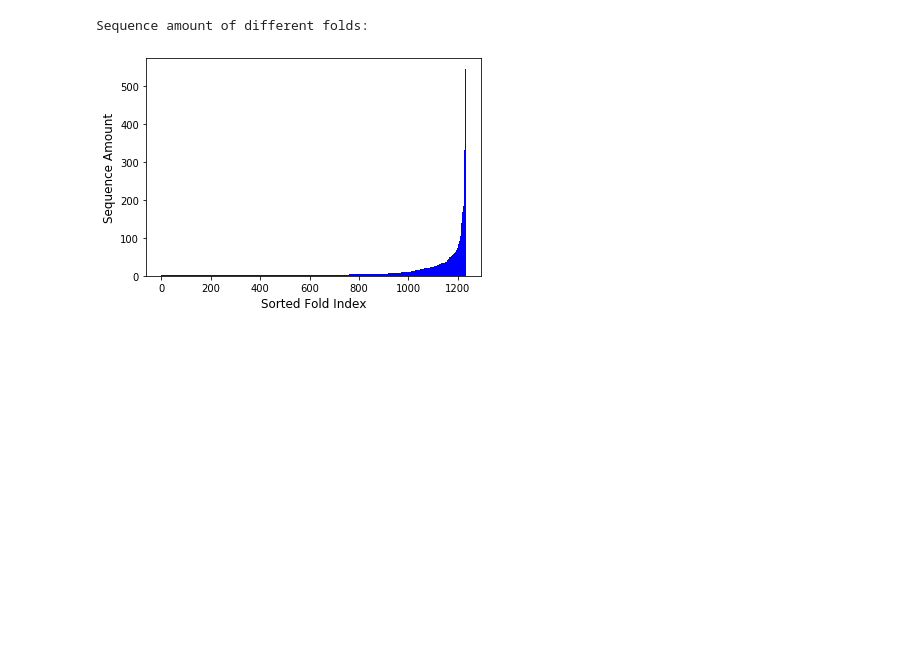
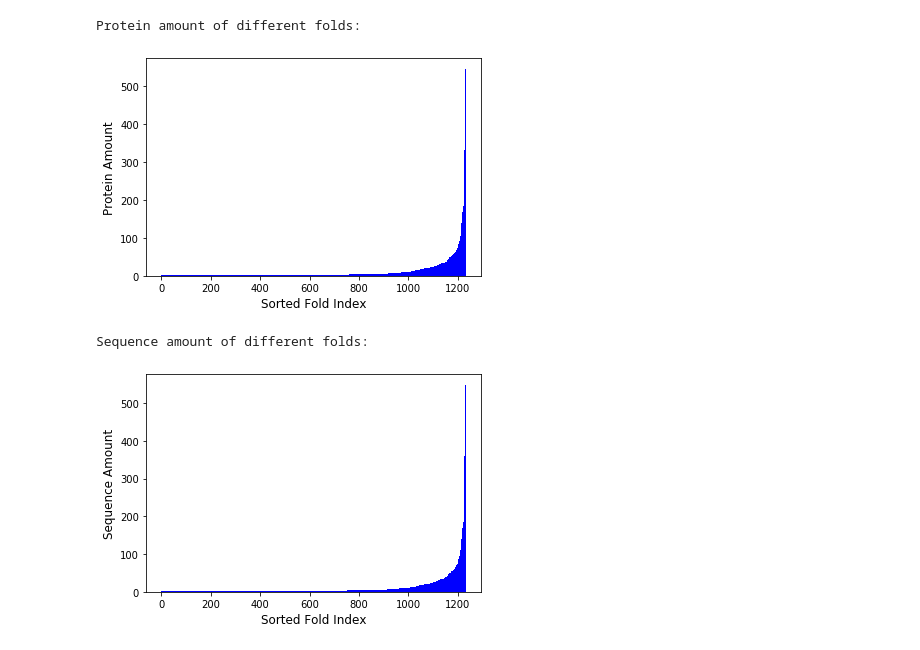
Before and after one commit to Shaowen1994/ECEN_755_CourseProject, a Jupyter notebook: Data/Scripts/Data_Statistics.ipynb, the cells around one changed output. Saved outputs shown, nothing was run; the diff lists cells and outputs as text; code cells hidden in the pictures; blank space fills up the shorter version.

```diff
--- a/Data/Scripts/Data_Statistics.ipynb
+++ b/Data/Scripts/Data_Statistics.ipynb
@@ -2,6 +2,8 @@
 import matplotlib.pyplot as plt
 import numpy as np
 # %%
-with open('../Datasets/astral-scopedom-seqres-gd-sel-gs-bib-40-2.07.fa','r') as f:
+Data_Path = '../Datasets/'
+
+with open(Data_Path  + 'astral-scopedom-seqres-gd-sel-gs-bib-40-2.07.fa','r') as f:
     lines = f.readlines()
     len_lines = len(lines)
@@ -86,15 +131,26 @@ Sequence amount of different classes:
 # %%
+print ('Protein amount of different folds:')
+
+fold_pro_num_list = [i[0] for i in fold_dict.values()]
+plt.figure(1)
+plt.bar(range(len(fold_dict.keys())),sorted(fold_pro_num_list),color='blue',width=1)
+plt.xlabel('Sorted Fold Index',fontsize=12)
+plt.ylabel('Protein Amount',fontsize=12)
+plt.show()
+
 print ('Sequence amount of different folds:')
 
-plt.figure()
-#plt.ylim([0,4500])
-plt.bar(range(len(fold_dict.keys())),sorted(fold_dict.values()),color='blue',width=1)
+fold_seq_num_list = [i[1] for i in fold_dict.values()]
+plt.figure(2)
+plt.bar(range(len(fold_dict.keys())),sorted(fold_seq_num_list),color='blue',width=1)
 plt.xlabel('Sorted Fold Index',fontsize=12)
 plt.ylabel('Sequence Amount',fontsize=12)
 plt.show()
 # %% [output]
-Sequence amount of different folds:
+Protein amount of different folds:
-[figure, old version]
+[figure, new version]
+Sequence amount of different folds:
+[figure, added]
 # %%
 print ('Sequence amount of different lengths:')
 
```
Also changed, not shown: parts of 21 cells of this notebook, 6 other files.
